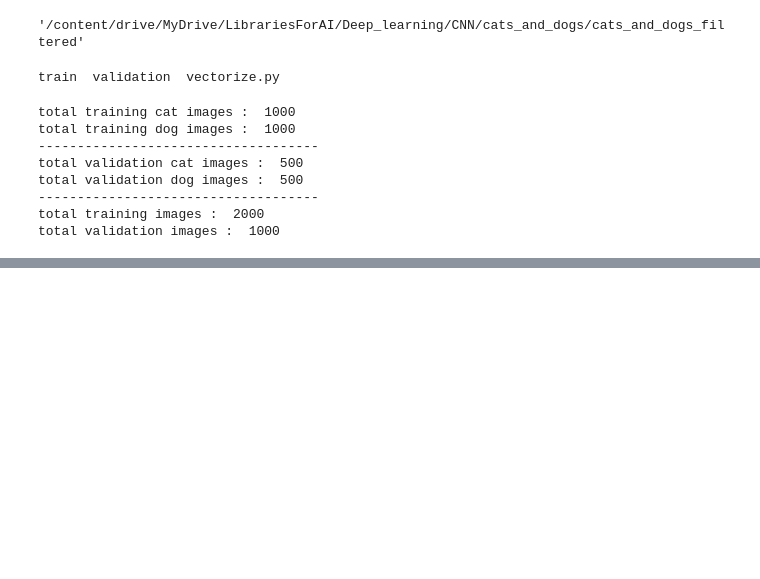
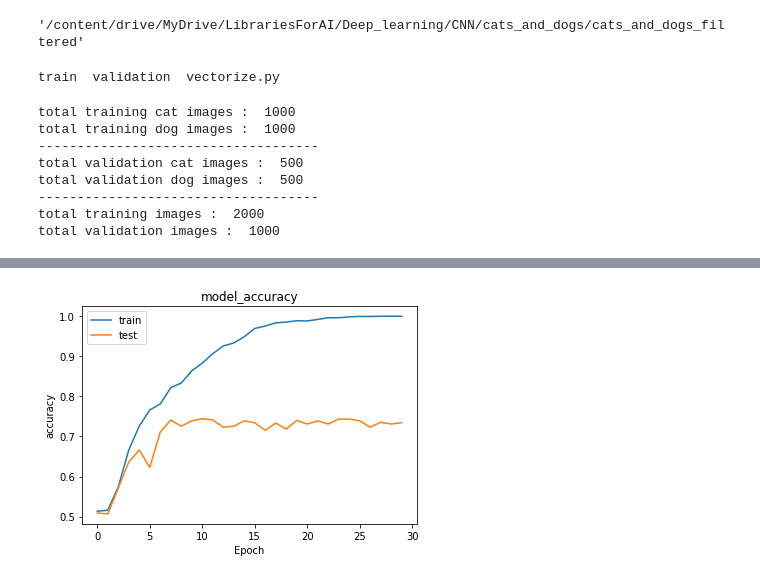
Before and after one commit to Sugina99/Deep_Learning_Studies, a Jupyter notebook: CNN_Classification.ipynb, the cells around one changed output, grey strips where cells are left out. Drawn from its saved outputs; the diff is of its cells as text; code cells hidden in the pictures; blank space fills up the shorter version.

```diff
--- a/CNN_Classification.ipynb
+++ b/CNN_Classification.ipynb
@@ -85,0 +89,8 @@ Found 2000 images belonging to 2 classes.
+# %%
+# validation image generator
+
+validation_data_gen=validation_image_generator.flow_from_directory(
+                                          batch_size=Batch_size,
+                                          directory=validation_dir,
+                                          target_size=(IMG_HEIGHT,IMG_WIDTH),
+                                          class_mode='binary') # multiclass---> class_mode='categorical'
@@ -85,0 +131,18 @@ Found 2000 images belonging to 2 classes.
+# %%
+# Model Training
+model=Sequential([
+      Conv2D(16,3,padding='same',activation='relu',input_shape=(IMG_HEIGHT,IMG_WIDTH,3)),
+      MaxPooling2D(),
+      Conv2D(32,3,padding='same',activation='relu'),
+      MaxPooling2D(),
+      Conv2D(64,3,padding='same',activation='relu'),
+      MaxPooling2D(),
+      Flatten(),
+      Dense(512,activation='relu'),
+      Dense(1)
+])
+# %%
+model.compile(optimizer='adam',
+              loss=tf.keras.losses.BinaryCrossentropy(from_logits=True),
+              metrics=['accuracy']
+              )
@@ -85,0 +169,7 @@ Found 2000 images belonging to 2 classes.
+# %%
+history=model.fit(train_data_gen,
+          steps_per_epoch=total_train//Batch_size,
+          epochs=30,
+          validation_data=validation_data_gen,
+          validation_steps=total_validation//Batch_size
+          )
@@ -85,0 +194,12 @@ Found 2000 images belonging to 2 classes.
+# %%
+# summarize history for accuracy
+
+plt.plot(history.history['accuracy'])
+plt.plot(history.history['val_accuracy'])
+plt.title('model_accuracy')
+plt.xlabel('Epoch')
+plt.ylabel('accuracy')
+plt.legend(['train','test'])
+plt.show()
+# %% [output]
+[figure, added]
```
Also changed, not shown: parts of 25 cells of this notebook.
